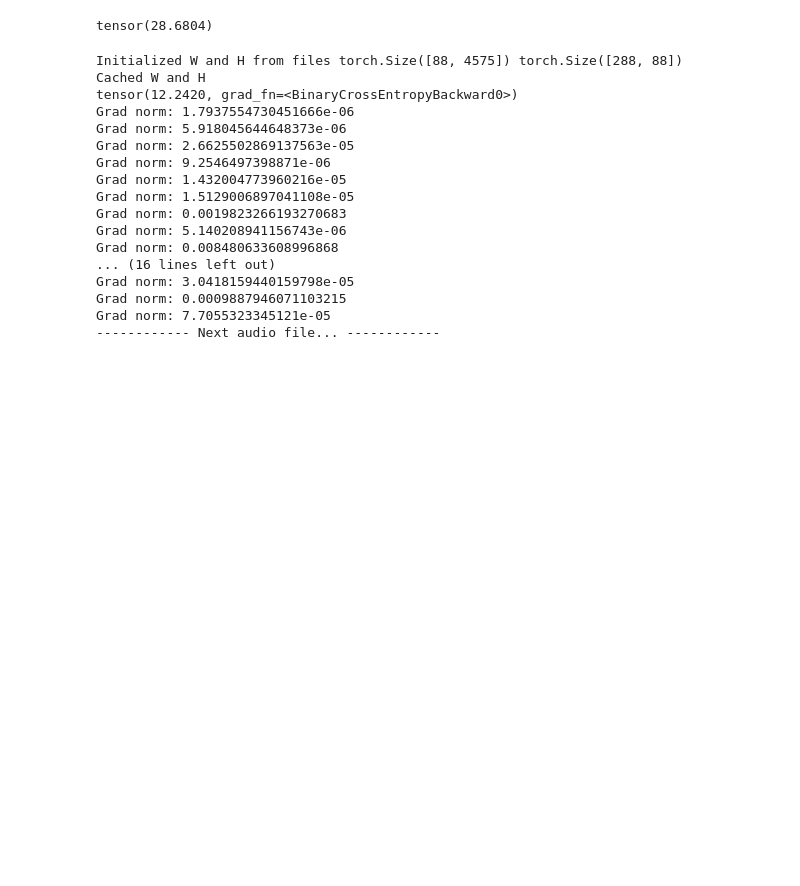
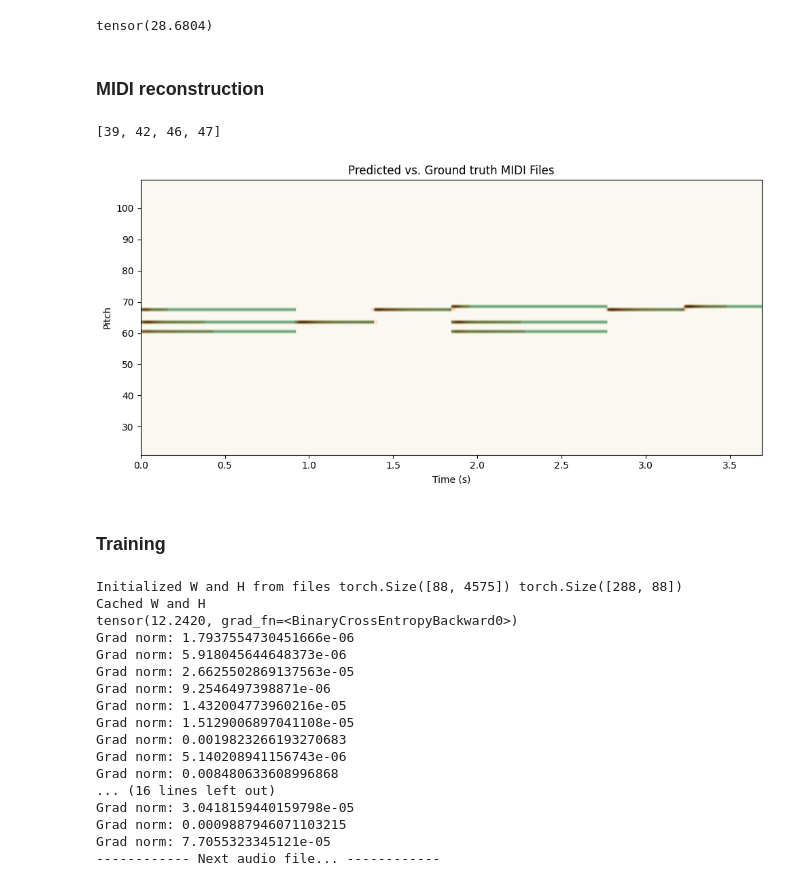
Before and after one commit to edabier/Unrolled-NMF, a Jupyter notebook: testings-notebook.ipynb, the cells around one changed output. Drawn from its saved outputs; the diff is of its cells as text; code cells hidden in the pictures; blank space fills up the shorter version.

```diff
--- a/testings-notebook.ipynb
+++ b/testings-notebook.ipynb
@@ -88,6 +152,19 @@ loss = criterion(midi_hat[active_midi,:], midi[active_midi,:])
 loss
 # %% [output]
 tensor(28.6804)
+# %% [markdown]
+### MIDI reconstruction
+# %%
+midi_hat, active_midi = init.WH_to_MIDI(W, H, notes, threshold=0.02, smoothing_window=5, adaptative=False, normalize=True)
+active_midi
+# %% [output]
+[39, 42, 46, 47]
+# %%
+spec.compare_midi(midi, midi_hat, times_test, 0, 4)
+# %% [output]
+[figure, added]
+# %% [markdown]
+### Training
 # %%
 model = models.RALMU2(l, eps, beta=1, W_path=single_note, n_iter=5, shared=True)
 device  = torch.device('cpu')
```
Also changed, not shown: parts of 23 cells of this notebook, 5 other files.
